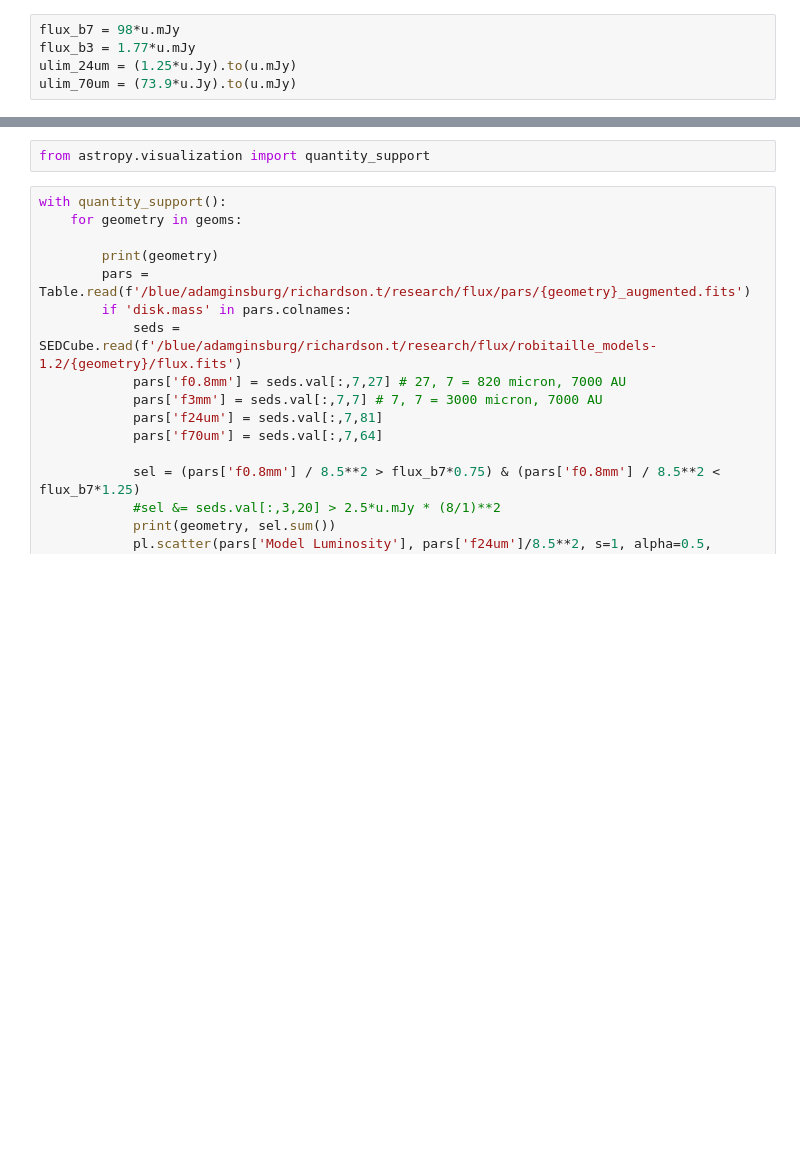
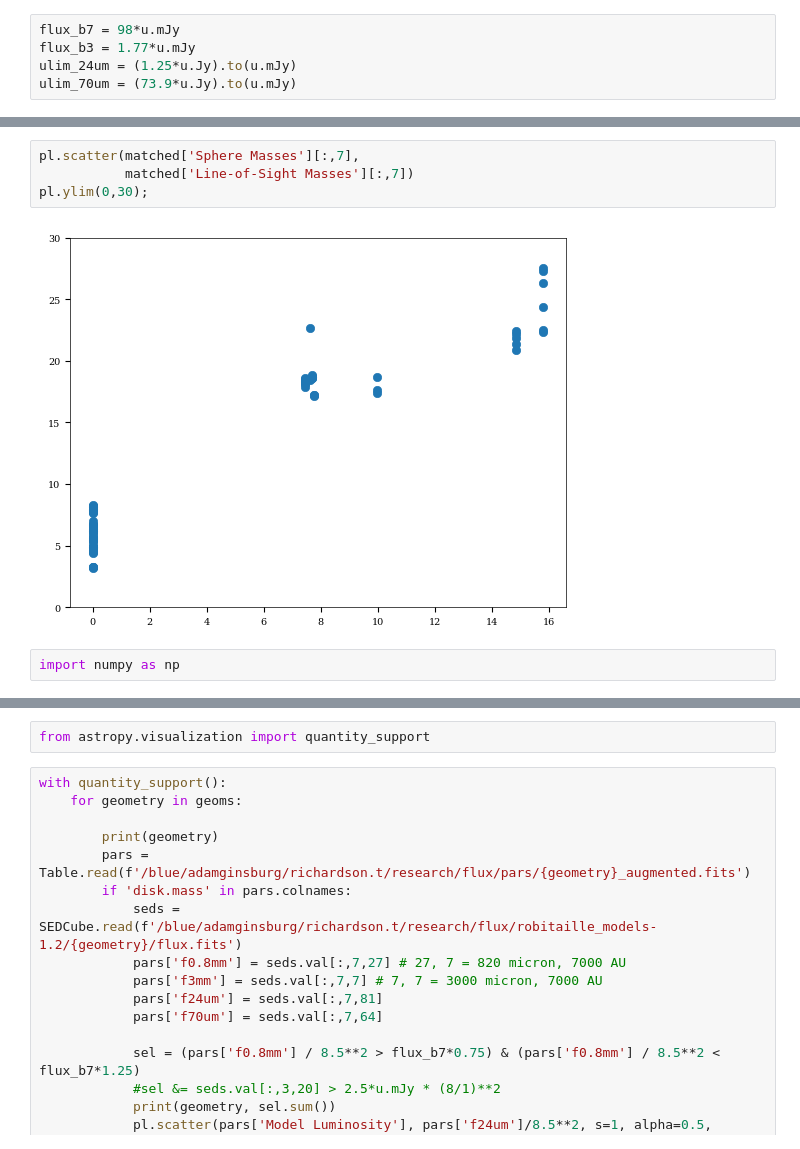
Before and after one commit to ACES-CMZ/MUBLO, a Jupyter notebook: G0.025-0.073/MUBLO_YSOcheck.ipynb, the cells around one changed output, grey strips where cells are left out. Drawn from its saved outputs; the diff is of its cells as text; blank space fills up the shorter version.

```diff
--- a/G0.025-0.073/MUBLO_YSOcheck.ipynb
+++ b/G0.025-0.073/MUBLO_YSOcheck.ipynb
@@ -64,0 +170,8 @@ $\mathrm{mJy}$
+# %%
+pl.scatter(matched['Sphere Masses'][:,7],
+           matched['Line-of-Sight Masses'][:,7])
+pl.ylim(0,30);
+# %% [output]
+[figure, added]
+# %%
+import numpy as np
```
Also changed, not shown: parts of 18 cells of this notebook, 2 other files.
